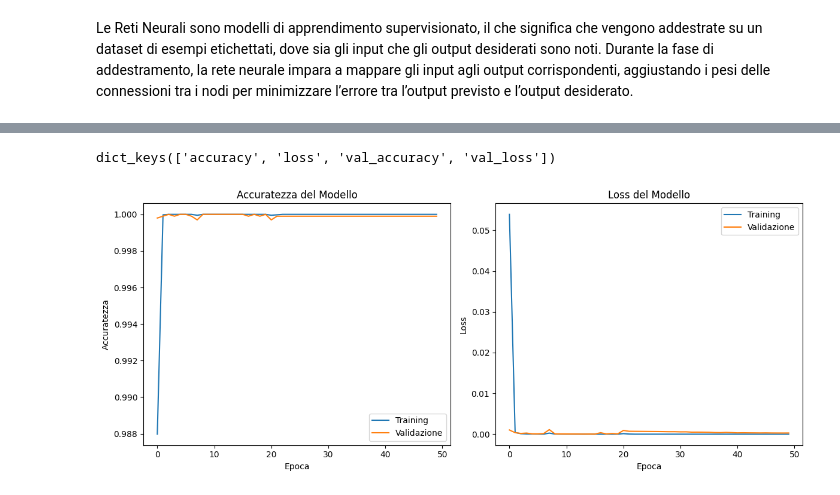
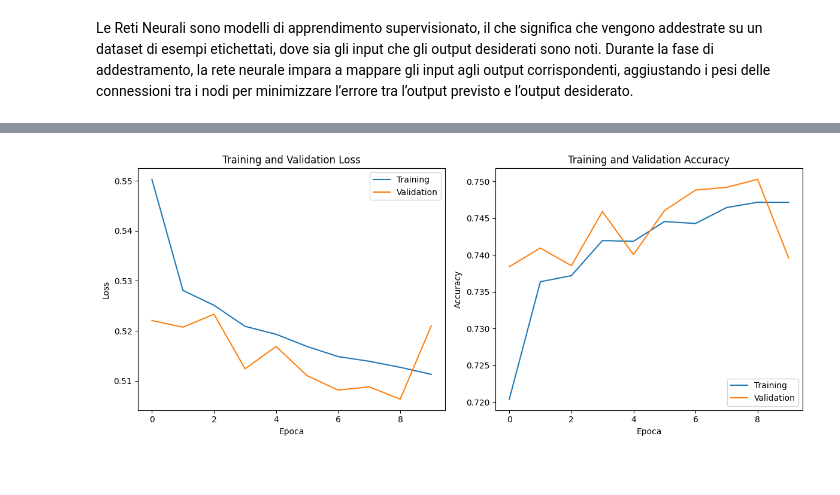
Before and after one commit to NIKFIORE/Progetto-Machine-Learning, a Jupyter notebook: Progetto.ipynb, the cells around one changed output, grey strips where cells are left out. Drawn from its saved outputs; the diff is of its cells as text; code cells hidden in the pictures.

Commit message:
Add box plot, and fix neural network

```diff
--- a/Progetto.ipynb
+++ b/Progetto.ipynb
@@ -391,7 +403,7 @@ X = df.drop(['Diabetes_binary'], axis=1)  # Rimuovi la variabile target
 y = df['Diabetes_binary']  # Variabile target
 
 #dividiamo il dataset
-X_train, X_test, y_train, y_test = train_test_split(pca_data_95, y, test_size=0.3, random_state=42)
+X_train, X_test, y_train, y_test = train_test_split(X, y, test_size=0.3, random_state=42)
 # %% [markdown]
 RETE NEURALE
 # %% [markdown]
@@ -446,12 +445,12 @@ Model: "sequential_2"
  Non-trainable params: 0 (0.00 B)
 # %%
-# Addestro il modello
+# Addestramento del modello
 history = model.fit(
     X_train,
-    y_train_encoded,
-    epochs=50,
-    batch_size=32,
-    verbose=1,
-    validation_split=0.2  # Uso 20% dei dati di training come validazione
+    y_train,
+    epochs=10,
+    batch_size=10,
+    validation_data=(X_test, y_test),
+    verbose=2
 )
 # %% [output]
@@ -475,27 +477,23 @@ Epoch 50/50
-# %%
-print(history.history.keys())
-# %% [output]
-dict_keys(['accuracy', 'loss', 'val_accuracy', 'val_loss'])
 # %%
-# Plot dell'accuratezza
+# Plot della loss
 plt.figure(figsize=(12, 5))
 plt.subplot(1, 2, 1)
+plt.plot(history.history['loss'])
+plt.plot(history.history['val_loss'])
+plt.title('Training and Validation Loss')
+plt.ylabel('Loss')
+plt.xlabel('Epoca')
+plt.legend(['Training', 'Validation'], loc='upper right')
+
+# Plot dell'accuratezza
+plt.subplot(1, 2, 2)
 plt.plot(history.history['accuracy'])
 plt.plot(history.history['val_accuracy'])
-plt.title('Accuratezza del Modello')
-plt.ylabel('Accuratezza')
+plt.title('Training and Validation Accuracy')
+plt.ylabel('Accuracy')
 plt.xlabel('Epoca')
-plt.legend(['Training', 'Validazione'], loc='lower right')
-
-# Plot della loss
-plt.subplot(1, 2, 2)
-plt.plot(history.history['loss'])
-plt.plot(history.history['val_loss'])
-plt.title('Loss del Modello')
-plt.ylabel('Loss')
-plt.xlabel('Epoca')
-plt.legend(['Training', 'Validazione'], loc='upper right')
+plt.legend(['Training', 'Validation'], loc='lower right')
 plt.tight_layout()
 plt.show()
 # %% [output]
-[figure, old version]
+[figure, new version]
```
Also changed, not shown: parts of 12 cells of this notebook.
